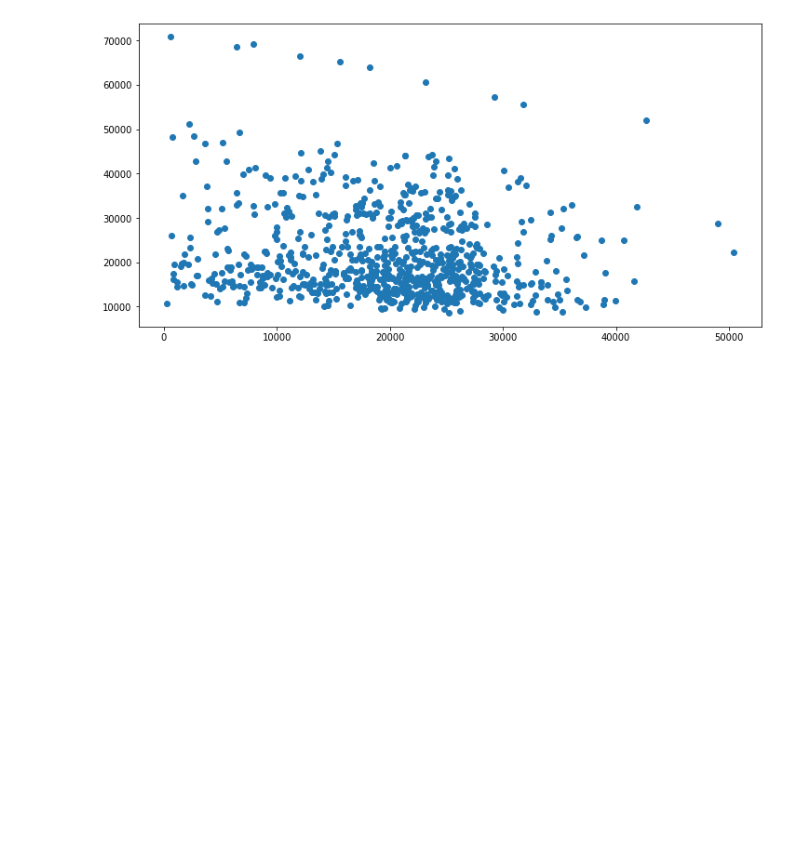
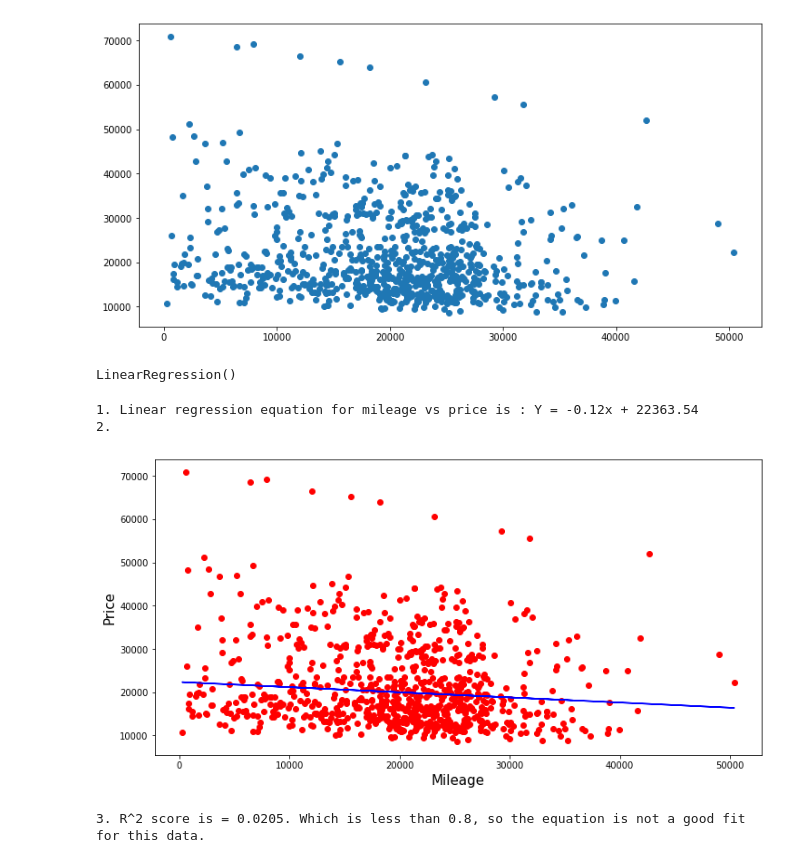
Before and after one commit to Akashkunwar/Dscourses, a Jupyter notebook: Guvi/Assignment/Task 6/Assignment8.ipynb, the cells around one changed output. Drawn from its saved outputs; the diff is of its cells as text; code cells hidden in the pictures; blank space fills up the shorter version.

```diff
--- a/Guvi/Assignment/Task 6/Assignment8.ipynb
+++ b/Guvi/Assignment/Task 6/Assignment8.ipynb
@@ -172,4 +181,23 @@ plt.scatter(df[["Mileage"]],df[["Price"]])
 plt.show()
 # %% [output]
 [figure]
+# %%
+model = LinearRegression()
+model.fit(df[["Price"]], df[["Mileage"]])
+# %% [output]
+LinearRegression()
+# %%
+print("1. Linear regression equation for mileage vs price is : "'Y = %.2fx + %.2f' % (model.coef_, model.intercept_))
+fig, ax = plt.subplots(figsize=(12,6))
+plt.scatter(df[["Mileage"]], df[["Price"]], color='red')
+plt.plot(df[["Mileage"]], model.predict(df[["Mileage"]]), color='blue')
+plt.ylabel("Price",fontsize = 15)
+plt.xlabel('Mileage',fontsize = 15)
+plt.show(print("2."))
+print('3. R^2 score is = %.4f. Which is less than 0.8, so the equation is not a good fit for this data.'% model.score(df[["Price"]], df[["Mileage"]]))
+# %% [output]
+1. Linear regression equation for mileage vs price is : Y = -0.12x + 22363.54
+2.
+[figure, added]
+3. R^2 score is = 0.0205. Which is less than 0.8, so the equation is not a good fit for this data.
 # %%
```
Also changed, not shown: parts of 8 cells of this notebook.
